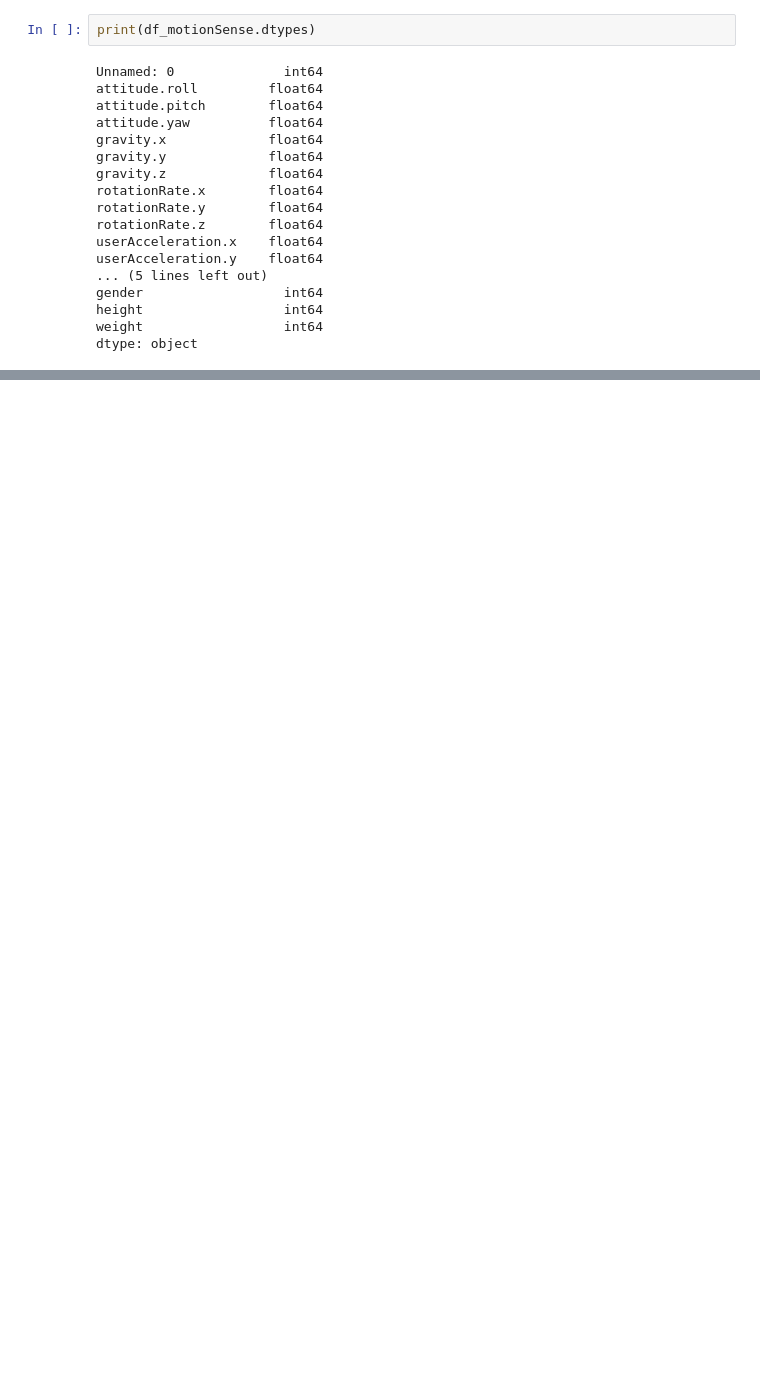
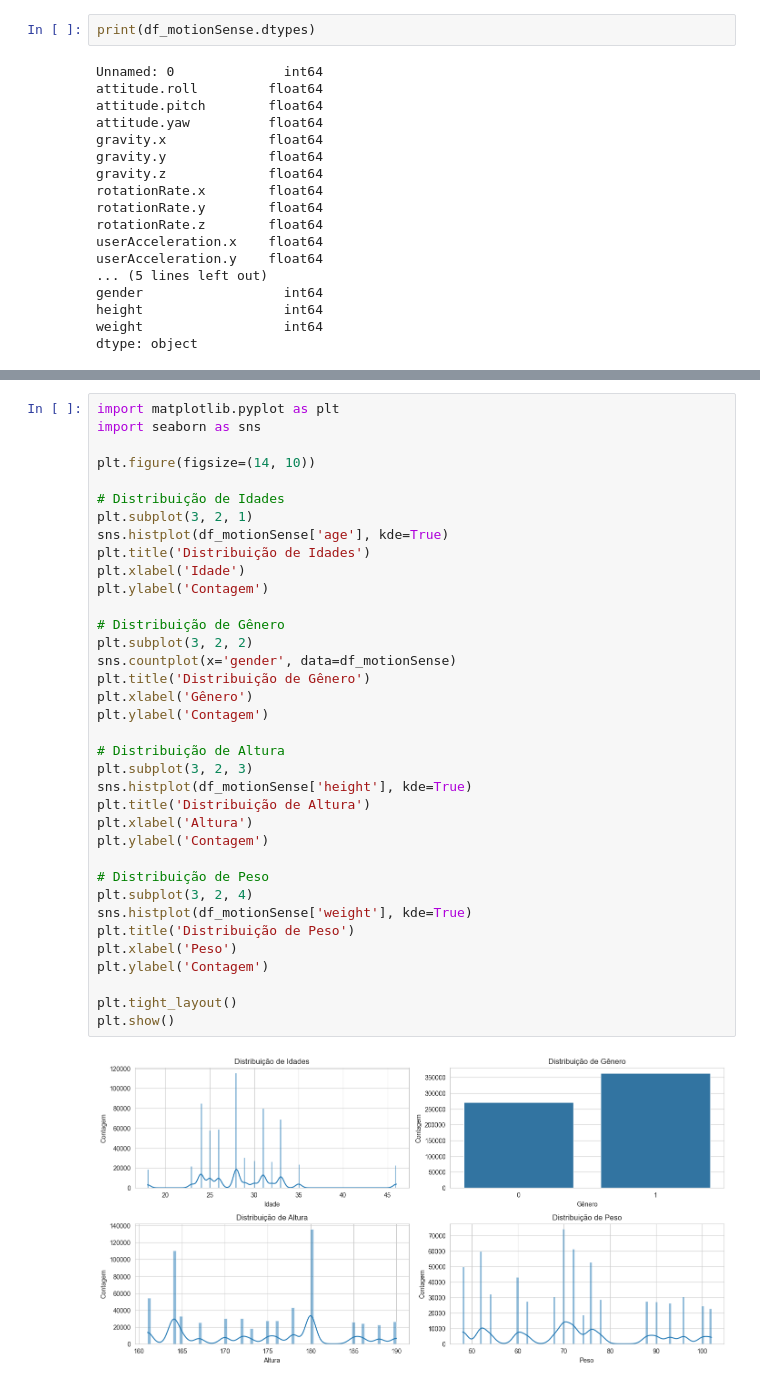
Before and after one commit to marina-moreira/mei-approf, a Jupyter notebook: RNN/notebooks/01_data_understanding.ipynb, the cells around one changed output, grey strips where cells are left out. Drawn from its saved outputs; the diff is of its cells as text; blank space fills up the shorter version.

```diff
--- a/RNN/notebooks/01_data_understanding.ipynb
+++ b/RNN/notebooks/01_data_understanding.ipynb
@@ -330,0 +289,38 @@ weight - 0
+# %%
+import matplotlib.pyplot as plt
+import seaborn as sns
+
+plt.figure(figsize=(14, 10))
+
+# Distribuição de Idades
+plt.subplot(3, 2, 1)
+sns.histplot(df_motionSense['age'], kde=True)
+plt.title('Distribuição de Idades')
+plt.xlabel('Idade')
+plt.ylabel('Contagem')
+
+# Distribuição de Gênero
+plt.subplot(3, 2, 2)
+sns.countplot(x='gender', data=df_motionSense)
+plt.title('Distribuição de Gênero')
+plt.xlabel('Gênero')
+plt.ylabel('Contagem')
+
+# Distribuição de Altura
+plt.subplot(3, 2, 3)
+sns.histplot(df_motionSense['height'], kde=True)
+plt.title('Distribuição de Altura')
+plt.xlabel('Altura')
+plt.ylabel('Contagem')
+
+# Distribuição de Peso
+plt.subplot(3, 2, 4)
+sns.histplot(df_motionSense['weight'], kde=True)
+plt.title('Distribuição de Peso')
+plt.xlabel('Peso')
+plt.ylabel('Contagem')
+
+plt.tight_layout()
+plt.show()
+# %% [output]
+[figure, added]
```
Also changed, not shown: parts of 19 cells of this notebook, 3 other files.
